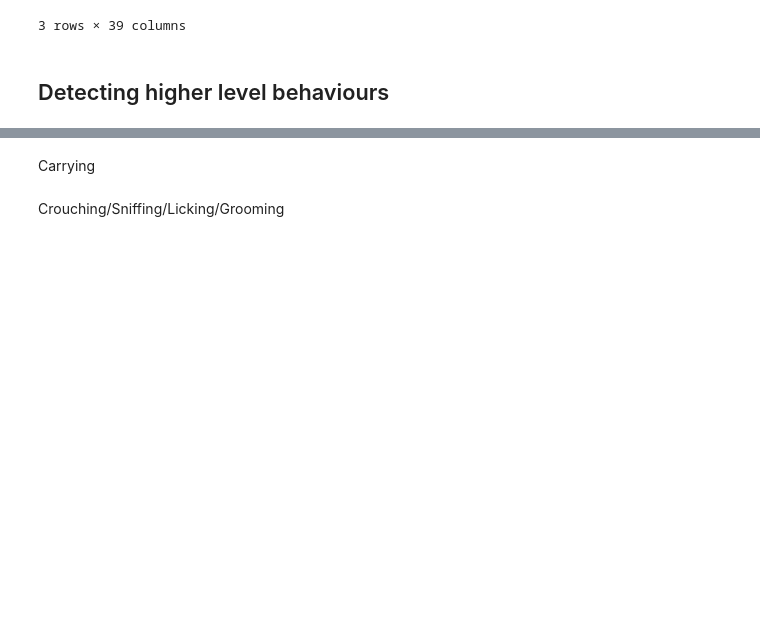
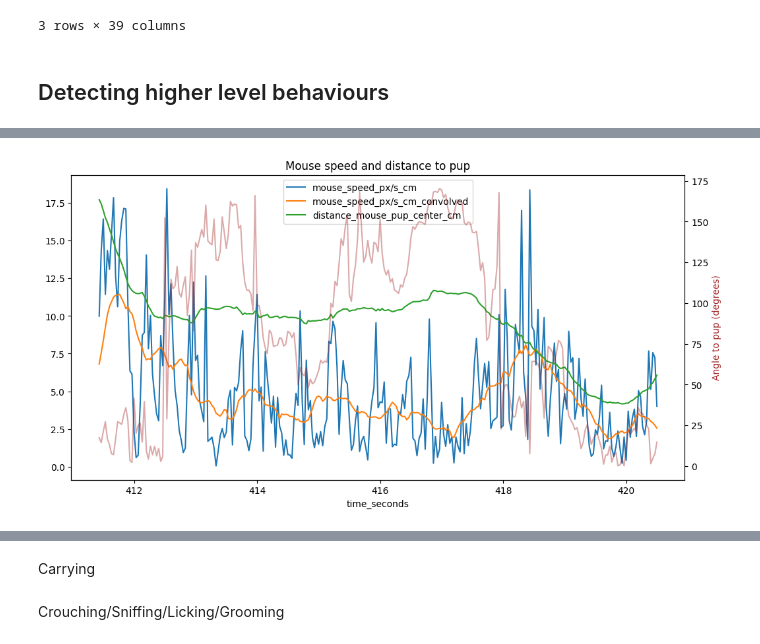
Before and after one commit to danaebroustail/Project, a Jupyter notebook: toolbox_notebook.ipynb, the cells around one changed output, grey strips where cells are left out. Cells and saved outputs as stored; diff of their text form; code cells hidden in the pictures; blank space fills up the shorter version.

```diff
--- a/toolbox_notebook.ipynb
+++ b/toolbox_notebook.ipynb
@@ -70,3 +90,5 @@ for path, path_save in zip(paths, paths_save):
 # %%
 data_dir = "data"
-DL = DataLoader(data_dir, path_to_config_file = "config.json")
+DL = DataLoader(data_dir, path_to_config_file="config.json")
+BF = BehaviourFeatureExtractor("config.json")
+VF = VocalFeatureExtractor("config.json")
@@ -417,10 +496,9 @@ Approach
 # %%
-trial_num = 9 #  pick n in 1 ... 10
+trial_pickup_time = df_summary.loc[df_summary[BF.DLC_summary_cols["trial_num"]] == trial_num, BF.DLC_summary_cols["mouse_first_pick_up"]].values[0]
+trial_start_frame_index = trial_DLC["frame_index"].iloc[0]
+trial_start_time = trial_DLC["time_seconds"].iloc[0]
+trial_pickup_time_minutes = f"{str(trial_pickup_time//60)}m:{int(trial_pickup_time%60)}s"
 
-trial_pickup_time = df_summary.loc[df_summary[BF.DLC_summary_cols["trial_num"]] == trial_num, BF.DLC_summary_cols["mouse_first_pick_up"]].values[0]
-trial_DLC = trials_dict[trial_num]
-trial_start_frame_index = trial_DLC["frame_index"].iloc[0]
-
-print("Interesting time point, mouse first picks up pup:", trial_pickup_time)
-print(f"Trial {trial_num} starts at frame index {trial_start_frame_index}")
+print("Interesting time point, mouse first picks up pup:", trial_pickup_time, "seconds", trial_pickup_time_minutes)
+print(f"Trial {trial_num} starts at frame index {trial_start_frame_index} and time {trial_start_time}")
 # %% [output]
@@ -455,0 +588,71 @@ Start of trial frame index: 22212
+# %%
+# add another axis
+fig, ax = plt.subplots(1, 1, figsize=(12, 6))
+
+##### Plot 1: original data
+window.plot(x="time_seconds", y=["mouse_speed_px/s_cm", "mouse_speed_px/s_cm_convolved",
+                             "distance_mouse_pup_center_cm"], ax = ax, title = "Original data")
+ax2 = ax.twinx()
+ax2.plot(window["time_seconds"], window["head_angle_to_pup_degrees"],
+         color= "brown",
+         label = "head angle to pup", alpha = 0.4)
+# set y axis name
+ax2.set_ylabel("Angle to pup (degrees)", color = "brown")
+# set title
+ax.set_title("Mouse speed and distance to pup")
+
+
+##### Plot 2: mouse_speed_px + derivative
+fig, ax = plt.subplots(1, 1, figsize=(12, 6))
+window.plot(x="time_seconds", y=["mouse_speed_px/s_cm_convolved"], ax = ax)
+ax2 = ax.twinx()
+ax2.plot(window["time_seconds"],
+         window["mouse_speed_px/s_cm_deriv_convolved"],
+         color="purple")
+# set y axis name
+ax2.set_ylabel("Mouse speed derivative convolved(cm/s)", color = "purple")
+# set title
+ax.set_title("Mouse speed and speed derivative")
+
+
+
+##### Plot 3: mouse_pup_distance + derivative
+fig, ax = plt.subplots(1, 1, figsize=(12, 6))
+window.plot(x="time_seconds", y=["distance_mouse_pup_center_cm", "distance_head_pup_center_cm"], ax = ax, zorder = 10)
+ax2 = ax.twinx()
+ax2.plot(window["time_seconds"],
+         window["distance_mouse_pup_center_cm_deriv_convolved"],
+         color="purple")
+# add a shaded rectangle for values of crouching that is True
+# for every value of crouching that is True
+for i in range(len(window["crouching"])):
+    if window["crouching"].iloc[i]:
+        # add a vertical shaded rectangle at the timepoint
+        ax2.axvspan(window["time_seconds"].iloc[i],
+                    window["time_seconds"].iloc[i]+1/30,
+                    facecolor='red', alpha=0.5, zorder = 5)
+# add a shaded rectangle to show when the mouse is approaching
+for i in range(len(window["approach"])):
+    if window["approach"].iloc[i]:
+        ax2.axvspan(window["time_seconds"].iloc[i],
+                    window["time_seconds"].iloc[i+1],
+                    facecolor='green', alpha=0.5, zorder = 5)
+
+for i in range(len(window["caring"])):
+    if window["caring"].iloc[i]:
+        ax2.axvspan(window["time_seconds"].iloc[i],
+                    window["time_seconds"].iloc[i]+1/30,
+                    facecolor='blue', alpha=0.5, zorder = 5)
+# set y axis name
+ax2.set_ylabel("Distance mouse to pup deriv (cm)", color = "purple")
+# set title
+ax.set_title("Distance to pup and distance derivative")
+
+
+# # second axis
+# ax2.plot(window["time_seconds"], window["head_angle_to_pup_degrees"], color="red")
+
+# third axis derivatives
+# ax3 = ax.twinx()
+# ax3.plot(window["time_seconds"], window["mouse_speed_px/s_cm_deriv"])
+# %% [output]
@@ -455,0 +660 @@ Start of trial frame index: 22212
+[figure, added]
```
Also changed, not shown: parts of 12 cells of this notebook, 1 other file.
